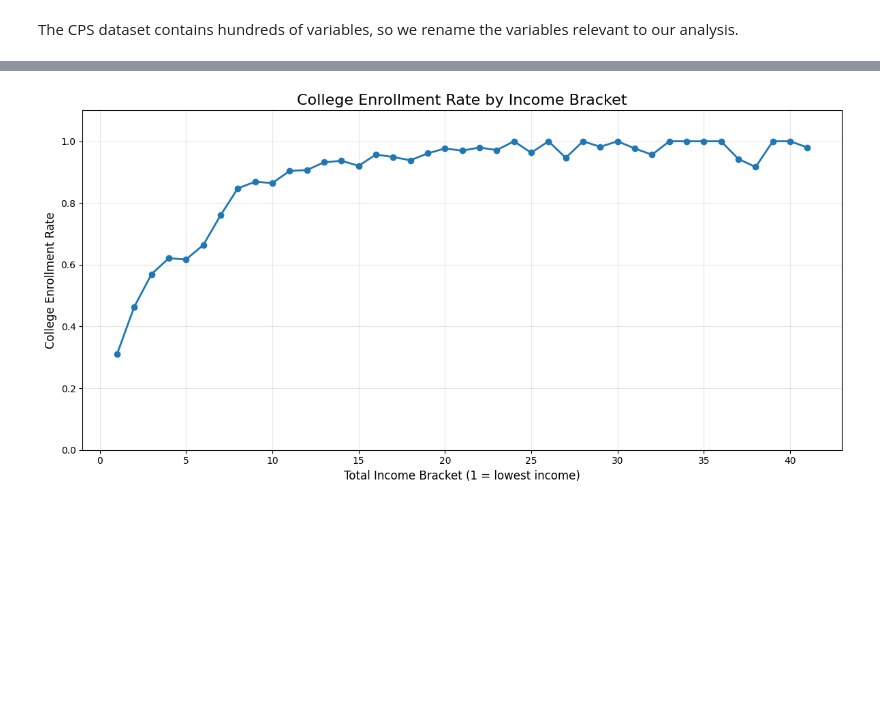
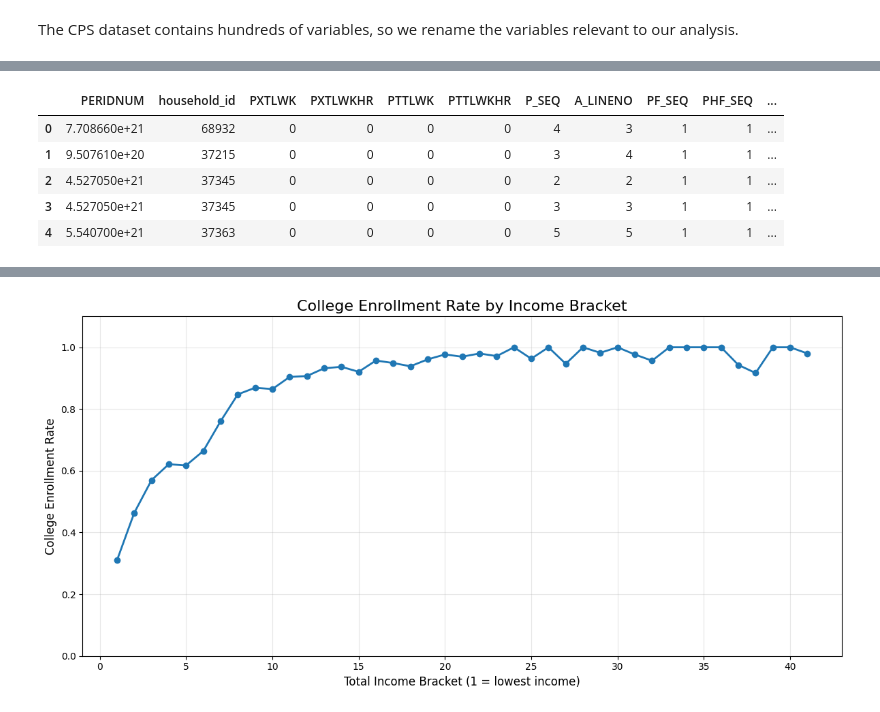
Before and after one commit to oliviatawakol/julieandliv, a Jupyter notebook: julieandliv.ipynb, the cells around one changed output, grey strips where cells are left out. Drawn from its saved outputs; the diff is of its cells as text; code cells hidden in the pictures; blank space fills up the shorter version.

```diff
--- a/julieandliv.ipynb
+++ b/julieandliv.ipynb
@@ -91,0 +96,35 @@ This calculates the average college enrollment rate for each income bracket.
+# %%
+# Drop rows with missing values in the variables we need
+income_gap_df = income_gap_df.dropna(subset=["total_income_bracket", "enrollment_status"])
+
+# Convert to numeric just to ensure proper dtypes
+income_gap_df["total_income_bracket"] = pd.to_numeric(
+    income_gap_df["total_income_bracket"], errors="coerce"
+)
+income_gap_df["enrollment_status"] = pd.to_numeric(
+    income_gap_df["enrollment_status"], errors="coerce"
+)
+
+# Drop any rows that became NaN after conversion
+income_gap_df = income_gap_df.dropna(subset=["total_income_bracket", "enrollment_status"])
+
+# Keep rows where enrollment status indicates valid enrollment categories used in this project
+enrolled_df = income_gap_df[income_gap_df["enrollment_status"].isin([1, 2])].copy()
+
+# Keep only positive income bracket codes
+enrolled_df = enrolled_df[enrolled_df["total_income_bracket"] > 0]
+
+# Create binary variable: 1 = enrolled in college, 0 = not enrolled
+enrolled_df["college_enrolled"] = (enrolled_df["enrollment_status"] == 2).astype(int)
+
+# Sort by income bracket for easier interpretation
+enrolled_df = enrolled_df.sort_values("total_income_bracket").reset_index(drop=True)
+
+enrolled_df.head()
+# %% [output]
+|  | PERIDNUM | household_id | PXTLWK | PXTLWKHR | PTTLWK | PTTLWKHR | P_SEQ | A_LINENO | PF_SEQ | PHF_SEQ | ... |
+| 0 | 7.708660e+21 | 68932 | 0 | 0 | 0 | 0 | 4 | 3 | 1 | 1 | ... |
+| 1 | 9.507610e+20 | 37215 | 0 | 0 | 0 | 0 | 3 | 4 | 1 | 1 | ... |
+| 2 | 4.527050e+21 | 37345 | 0 | 0 | 0 | 0 | 2 | 2 | 1 | 1 | ... |
+| 3 | 4.527050e+21 | 37345 | 0 | 0 | 0 | 0 | 3 | 3 | 1 | 1 | ... |
+| 4 | 5.540700e+21 | 37363 | 0 | 0 | 0 | 0 | 5 | 5 | 1 | 1 | ... |
```
Also changed, not shown: parts of 26 cells of this notebook.
